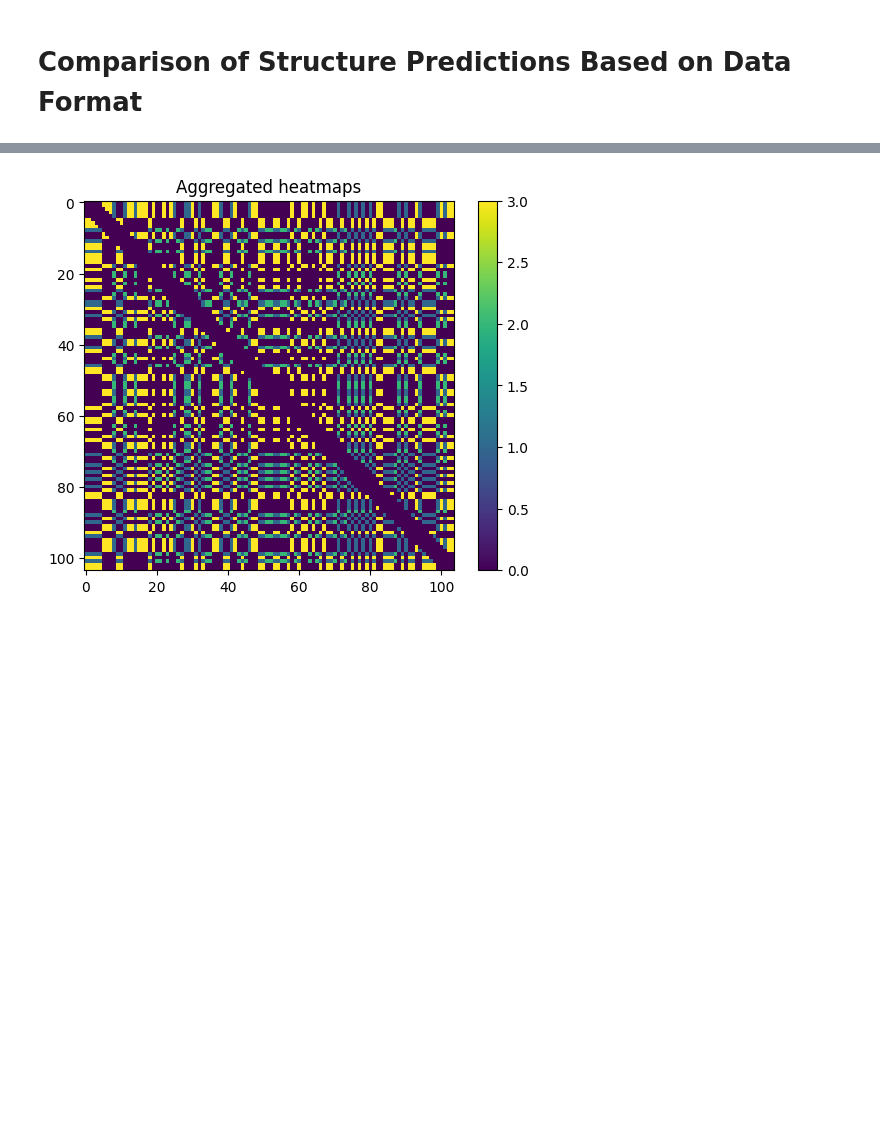
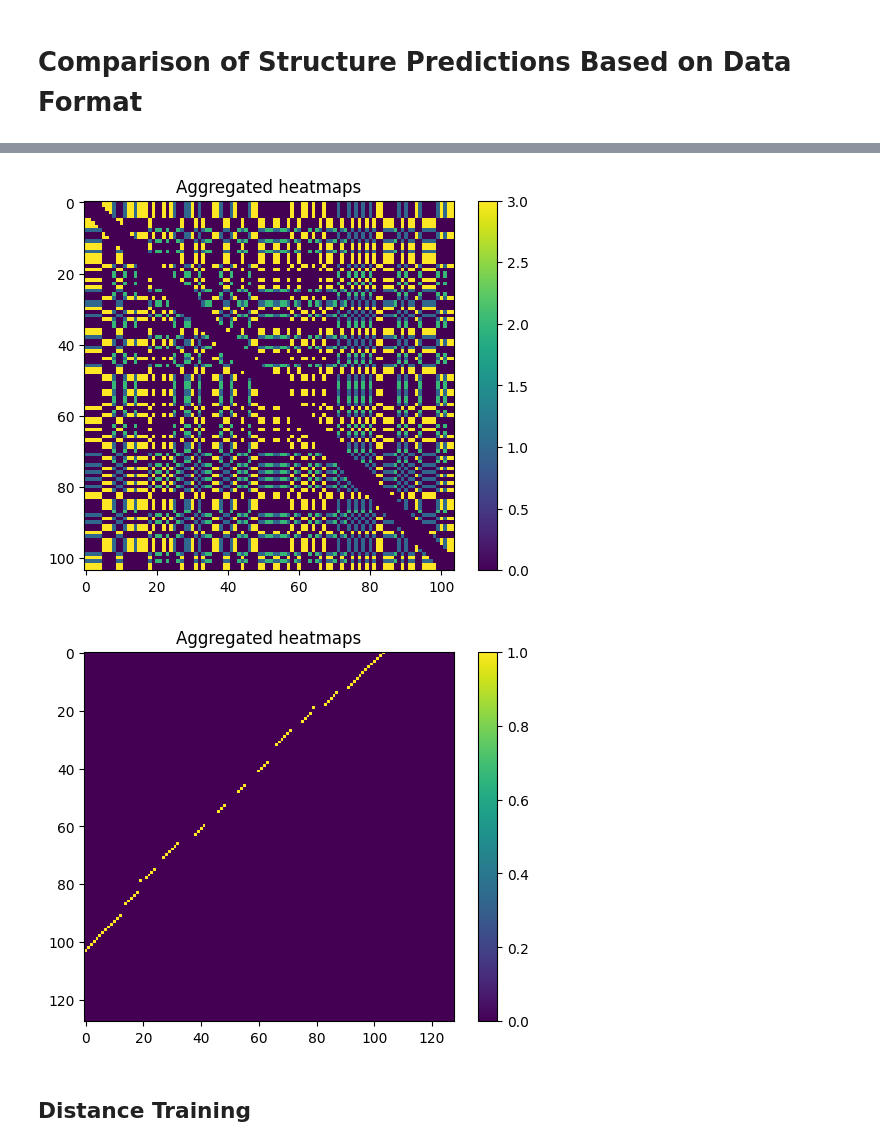
Before and after one commit to Vincent-Therrien/diurnal, a Jupyter notebook: demo/transform.ipynb, the cells around one changed output, grey strips where cells are left out. Drawn from its saved outputs; the diff is of its cells as text; code cells hidden in the pictures; blank space fills up the shorter version.

```diff
--- a/demo/transform.ipynb
+++ b/demo/transform.ipynb
@@ -140,18 +155,25 @@ format(f"{DST}train/", train_names)
 # %%
 index = 0
 
 primary = np.load(f"{DST}train/primary_onehot.npy")
 sequence = structure.Primary.to_sequence(primary[index])
 original_length = len(sequence)
 collapsed_primary = np.load(f"{DST}train/primary_collapsed.npy")
 potential_pairings = transform.decollapse_linearized_matrix(
     collapsed_primary[index], N_output=128**2
 )
 potential_pairings = transform.delinearize_half_matrix(potential_pairings, original_length)
 visualize.heatmap(potential_pairings)
 
 probe = structure.Primary.to_matrix(sequence, map=structure.Schemes.IUPAC_PAIRINGS_SCALARS)
 visualize.heatmap(probe)
+
+secondary = np.load(f"{DST}train/secondary_contact.npy")
+contact = secondary[index]
+visualize.heatmap(contact)
 # %% [output]
 [figure]
 [figure]
+[figure, added]
+# %% [markdown]
+## Distance Training
```
Also changed, not shown: parts of 20 cells of this notebook, 4 other files.
